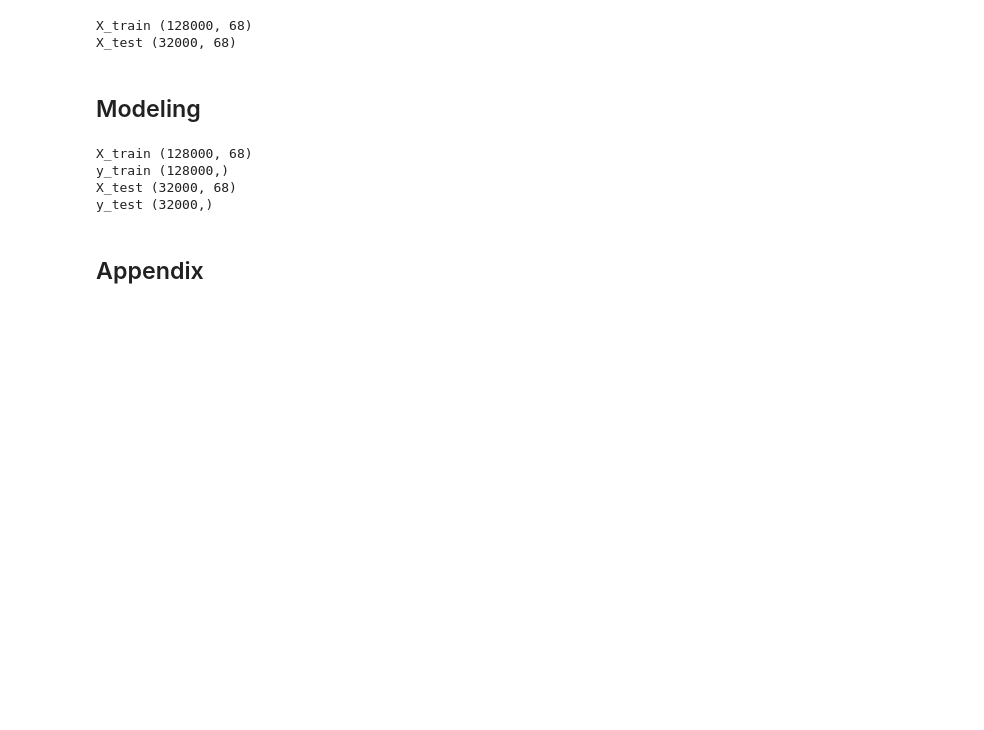
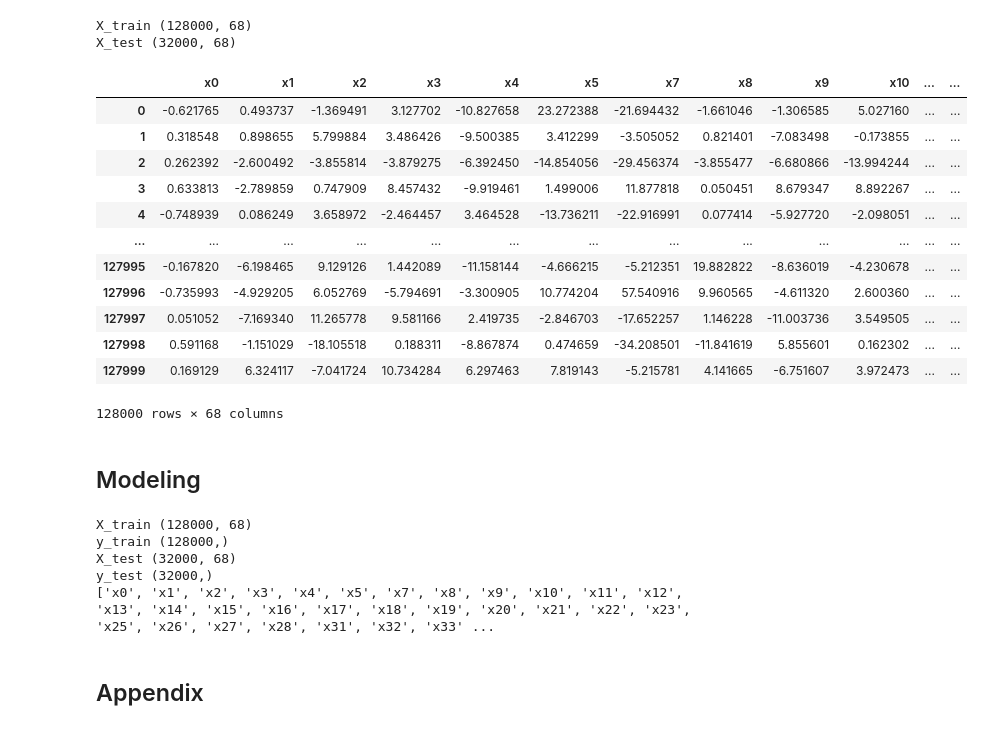
Before and after one commit to cmadding/MSDS_7333_QTW, a Jupyter notebook: CaseStudy15/Ansari_Ballenger_Godbole_MaddingUnit015.ipynb, the cells around one changed output. Cells and saved outputs as stored; diff of their text form; code cells hidden in the pictures; blank space fills up the shorter version.

Commit message:
add columns

```diff
--- a/CaseStudy15/Ansari_Ballenger_Godbole_MaddingUnit015.ipynb
+++ b/CaseStudy15/Ansari_Ballenger_Godbole_MaddingUnit015.ipynb
@@ -339,6 +339,9 @@ Finally we merge the continouse variables with our categorical variables to buil
 # %%
 from scipy.sparse import hstack
 import pickle
+
+columns = list(cols_flt)
+columns.extend(list(encoder.get_feature_names(cols_obj)))
 
 X_train = hstack([X_train_flt, X_train_obj])
 X_test = hstack([X_test_flt, X_test_obj])
@@ -347,27 +350,45 @@ print("X_train",X_train.shape)
 print("X_test",X_test.shape)
 
 # with open(os.path.join(project_folder,"data","train_test.pkl"), "wb") as f:
-#     pickle.dump((X_train, X_test, y_train, y_test), f)
+#     pickle.dump((X_train, X_test, y_train, y_test, columns), f)
 # %% [output]
 X_train (128000, 68)
 X_test (32000, 68)
+# %%
+pd.DataFrame(X_train.toarray(), columns = columns)
+# %% [output]
+|  | x0 | x1 | x2 | x3 | x4 | x5 | x7 | x8 | x9 | x10 | ... | ... |
+| 0 | -0.621765 | 0.493737 | -1.369491 | 3.127702 | -10.827658 | 23.272388 | -21.694432 | -1.661046 | -1.306585 | 5.027160 | ... | ... |
+| 1 | 0.318548 | 0.898655 | 5.799884 | 3.486426 | -9.500385 | 3.412299 | -3.505052 | 0.821401 | -7.083498 | -0.173855 | ... | ... |
+| 2 | 0.262392 | -2.600492 | -3.855814 | -3.879275 | -6.392450 | -14.854056 | -29.456374 | -3.855477 | -6.680866 | -13.994244 | ... | ... |
+| 3 | 0.633813 | -2.789859 | 0.747909 | 8.457432 | -9.919461 | 1.499006 | 11.877818 | 0.050451 | 8.679347 | 8.892267 | ... | ... |
+| 4 | -0.748939 | 0.086249 | 3.658972 | -2.464457 | 3.464528 | -13.736211 | -22.916991 | 0.077414 | -5.927720 | -2.098051 | ... | ... |
+| ... | ... | ... | ... | ... | ... | ... | ... | ... | ... | ... | ... | ... |
+| 127995 | -0.167820 | -6.198465 | 9.129126 | 1.442089 | -11.158144 | -4.666215 | -5.212351 | 19.882822 | -8.636019 | -4.230678 | ... | ... |
+| 127996 | -0.735993 | -4.929205 | 6.052769 | -5.794691 | -3.300905 | 10.774204 | 57.540916 | 9.960565 | -4.611320 | 2.600360 | ... | ... |
+| 127997 | 0.051052 | -7.169340 | 11.265778 | 9.581166 | 2.419735 | -2.846703 | -17.652257 | 1.146228 | -11.003736 | 3.549505 | ... | ... |
+| 127998 | 0.591168 | -1.151029 | -18.105518 | 0.188311 | -8.867874 | 0.474659 | -34.208501 | -11.841619 | 5.855601 | 0.162302 | ... | ... |
+| 127999 | 0.169129 | 6.324117 | -7.041724 | 10.734284 | 6.297463 | 7.819143 | -5.215781 | 4.141665 | -6.751607 | 3.972473 | ... | ... |
+128000 rows × 68 columns
 # %% [markdown]
 ## Modeling
 # %%
 import pickle
 
 with open(os.path.join(project_folder,"data","train_test.pkl"), "rb") as f:
-    X_train, X_test, y_train, y_test = pickle.load(f)
+    X_train, X_test, y_train, y_test, columns = pickle.load(f)
 
 print("X_train",X_train.shape)
 print("y_train",y_train.shape)
 print("X_test",X_test.shape)
 print("y_test",y_test.shape)
+print(columns)
 # %% [output]
 X_train (128000, 68)
 y_train (128000,)
 X_test (32000, 68)
 y_test (32000,)
+['x0', 'x1', 'x2', 'x3', 'x4', 'x5', 'x7', 'x8', 'x9', 'x10', 'x11', 'x12', 'x13', 'x14', 'x15', 'x16', 'x17', 'x18', 'x19', 'x20', 'x21', 'x22', 'x23', 'x25', 'x26', 'x27', 'x28', 'x31', 'x32', 'x33' ...
 # %% [markdown]
 ## Appendix
 # %% [markdown]
```
